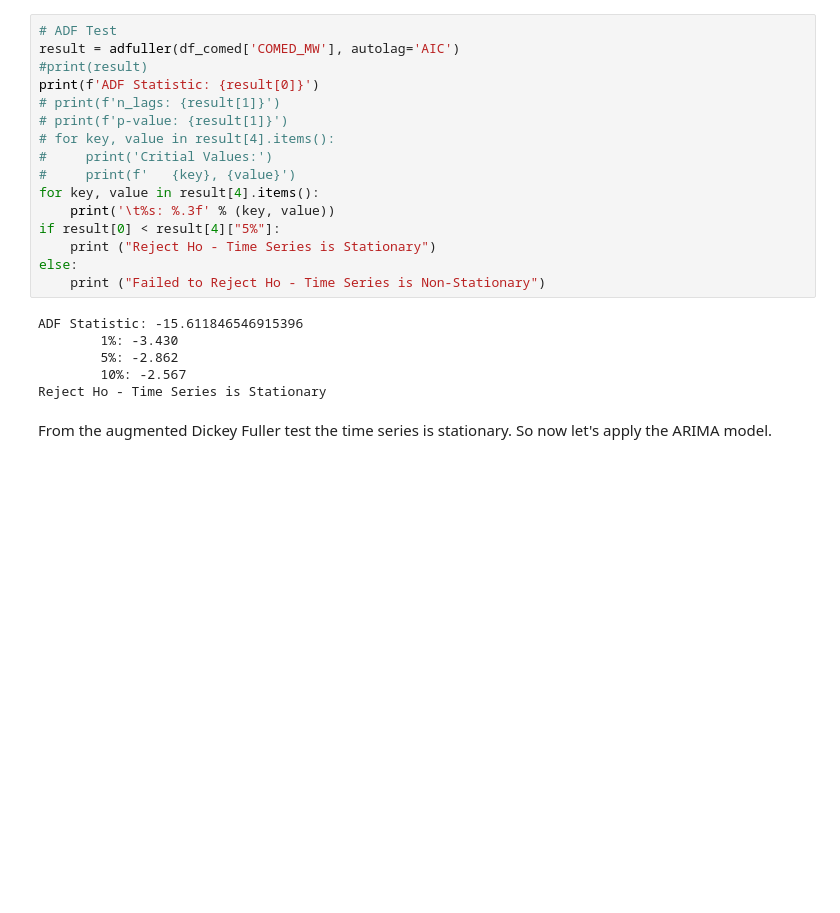
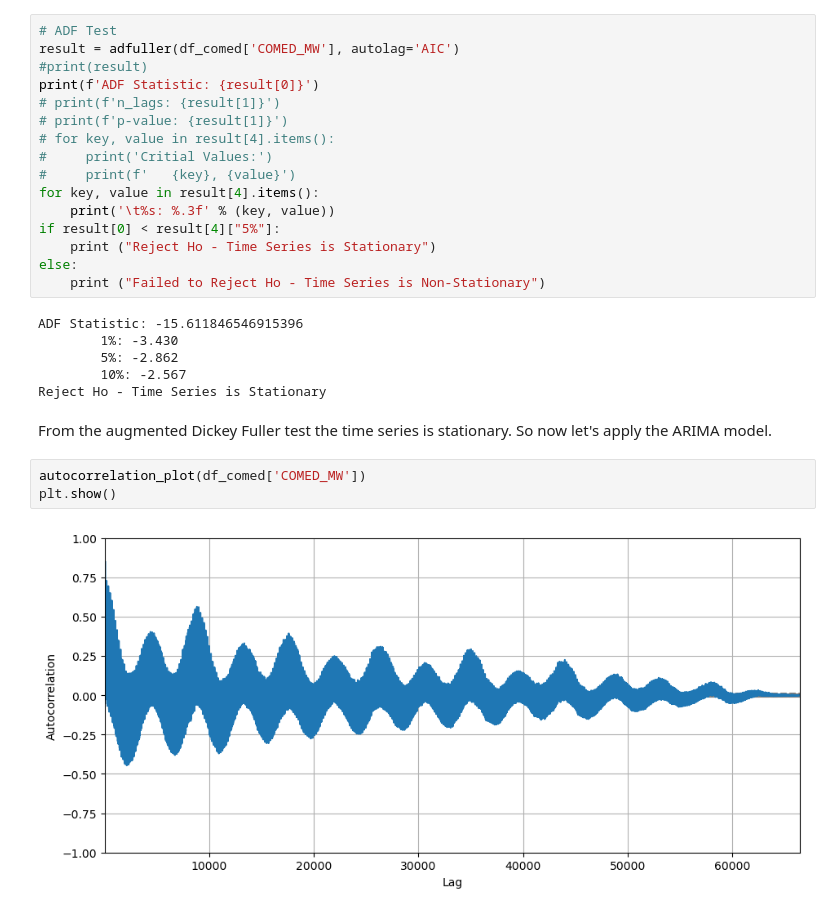
Before and after one commit to mariabaladuggimpudi/ml-practice, a Jupyter notebook: time_series/time_series_exploration.ipynb, the cells around one changed output. Saved outputs shown, nothing was run; the diff lists cells and outputs as text; blank space fills up the shorter version.

```diff
--- a/time_series/time_series_exploration.ipynb
+++ b/time_series/time_series_exploration.ipynb
@@ -162,5 +163,10 @@ ADF Statistic: -15.611846546915396
         5%: -2.862
         10%: -2.567
 Reject Ho - Time Series is Stationary
-# %% [markdown]
-From the augmented Dickey Fuller test the time series is stationary. So now let's apply the ARIMA model.
+# %% [markdown]
+From the augmented Dickey Fuller test the time series is stationary. So now let's apply the ARIMA model.
+# %%
+autocorrelation_plot(df_comed['COMED_MW'])
+plt.show()
+# %% [output]
+[figure, added]
```
Also changed, not shown: parts of 2 cells of this notebook, 1 other file.
